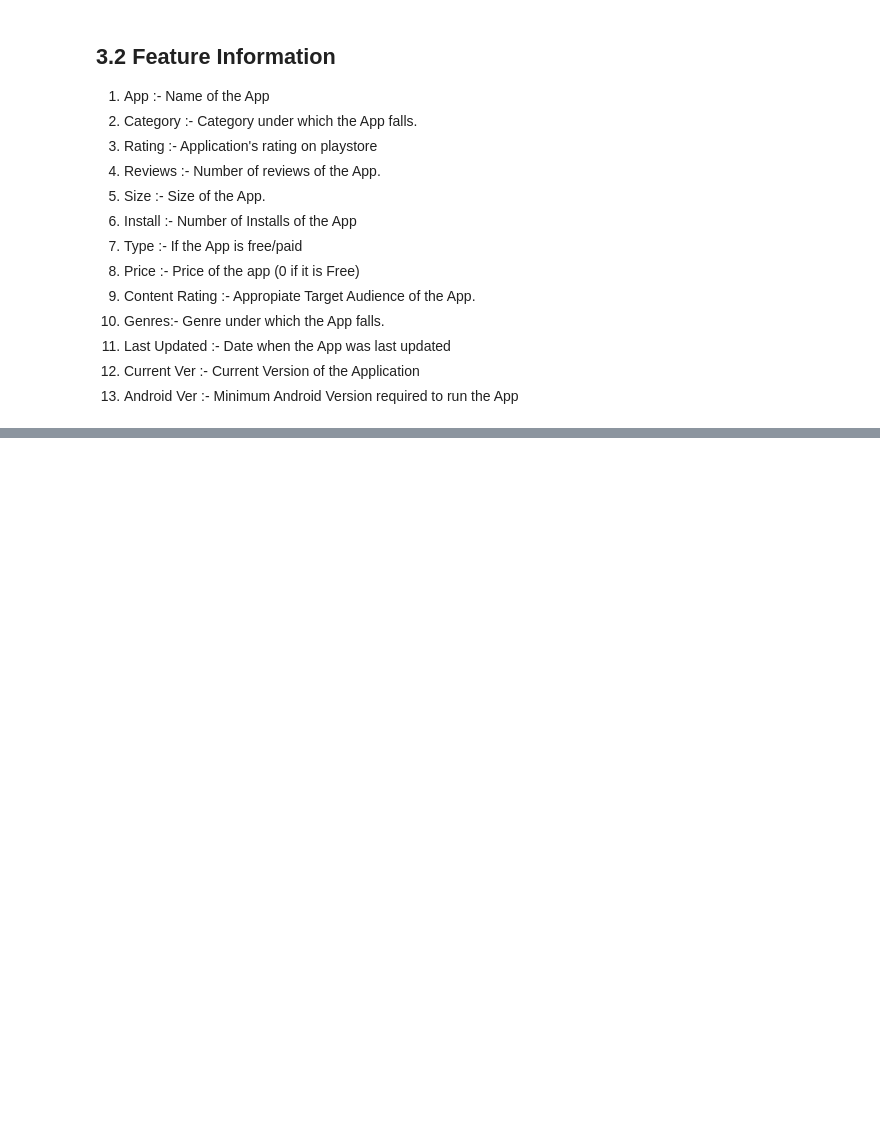
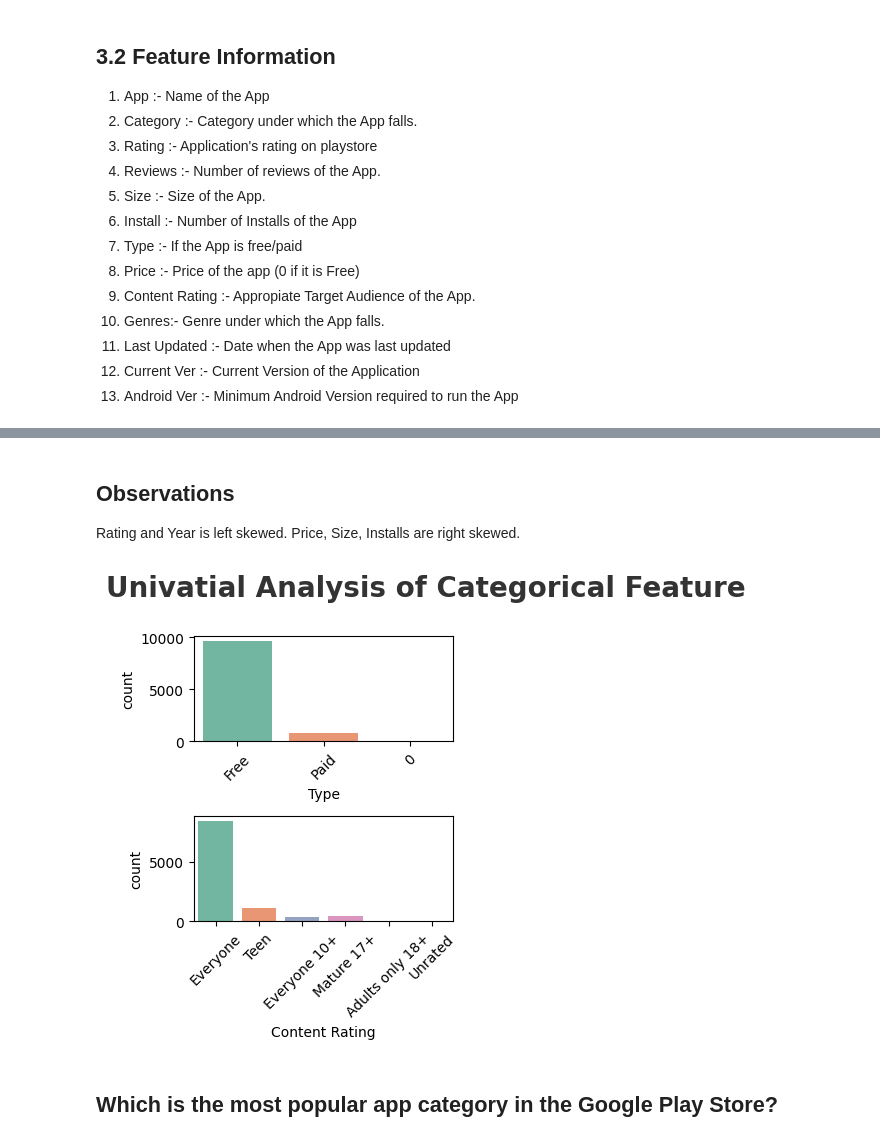
Before and after one commit to Ankitshrma25/Data-Science-with-Machine-Learning, a Jupyter notebook: Exploratory Data Analysis And Feature Engineering/3.0-EDA+And+FE+Google+Playstore.ipynb, the cells around one changed output, grey strips where cells are left out. Cells and saved outputs as stored; diff of their text form; code cells hidden in the pictures; blank space fills up the shorter version.

```diff
--- a/Exploratory Data Analysis And Feature Engineering/3.0-EDA+And+FE+Google+Playstore.ipynb
+++ b/Exploratory Data Analysis And Feature Engineering/3.0-EDA+And+FE+Google+Playstore.ipynb
@@ -329,0 +447,19 @@ memory usage: 1.3+ MB
+# %% [markdown]
+## Observations
+Rating and Year is left skewed.
+Price, Size, Installs are right skewed.
+# %%
+# categorical columns
+plt.Figure(figsize=(15, 20))
+plt.suptitle('Univatial Analysis of Categorical Feature', fontsize=20, fontweight='bold', alpha=0.8, y=1)
+category = ['Type', 'Content Rating']
+for i in range(0,len(category)):
+    plt.subplot(2,2,i*2+1)
+    sns.countplot(x=df[category[i]], palette="Set2")
+    plt.xlabel(category[i])
+    plt.xticks(rotation=45)
+    plt.tight_layout()
+# %% [output]
+[figure, added]
+# %% [markdown]
+## Which is the most popular app category in the Google Play Store?
```
Also changed, not shown: parts of 20 cells of this notebook, 3 other files.
